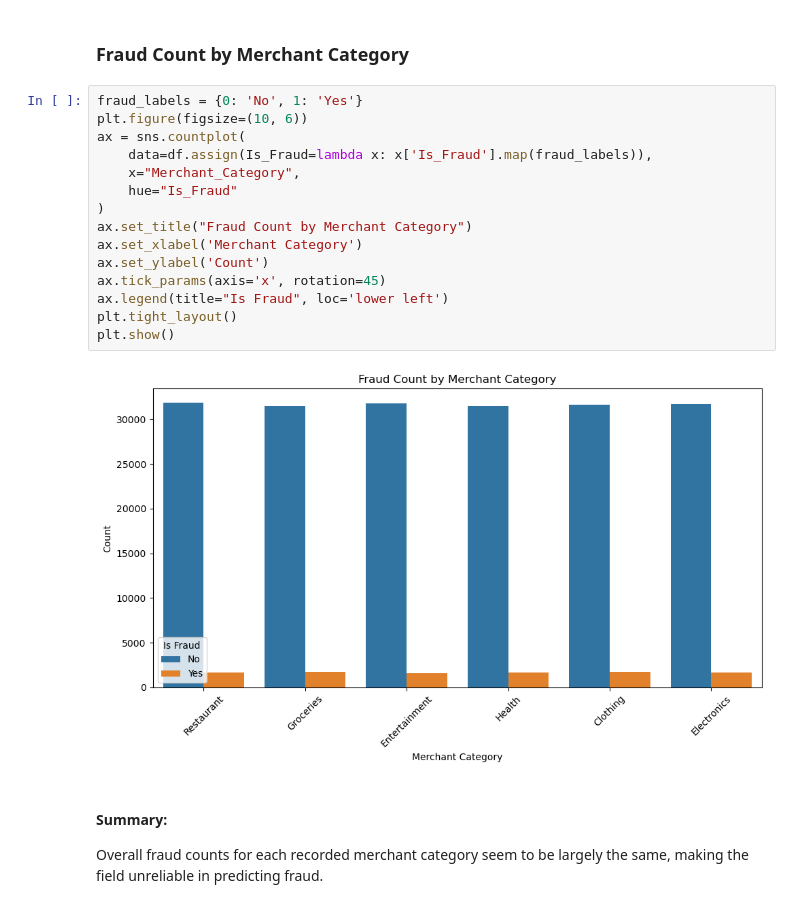
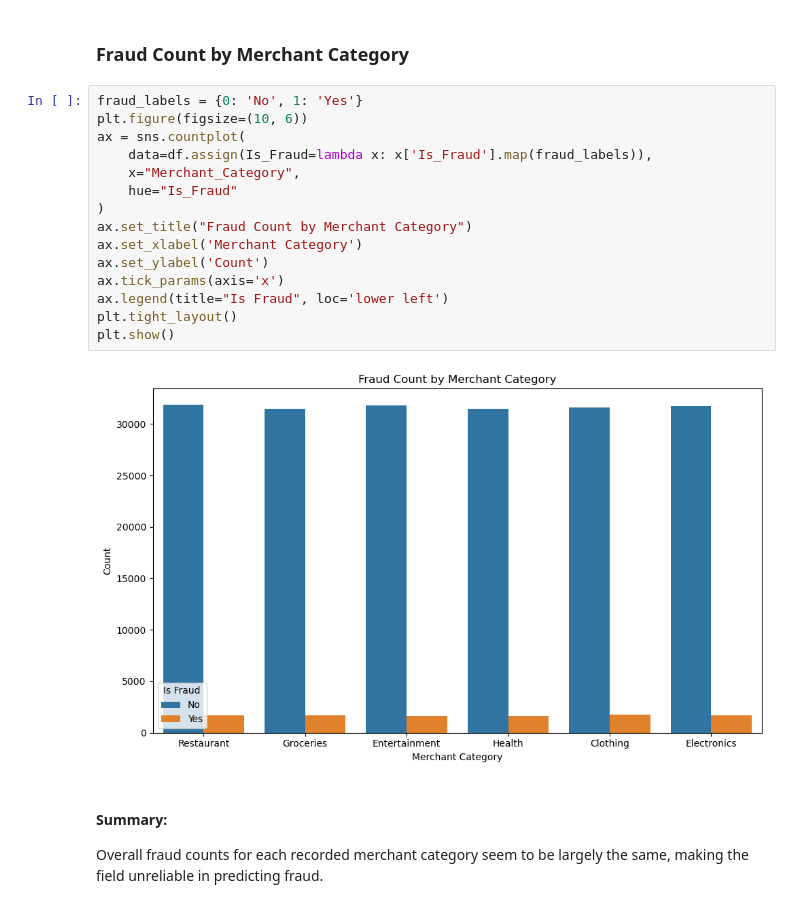
Before and after one commit to owenmilke/CS3870-Final-Project, a Jupyter notebook: BankFraud.ipynb, the cells around one changed output. Drawn from its saved outputs; the diff is of its cells as text.

```diff
--- a/BankFraud.ipynb
+++ b/BankFraud.ipynb
@@ -210,20 +231,20 @@ The most likely transaction type to be fraudulent is a balance transfer, however
 # %%
 fraud_labels = {0: 'No', 1: 'Yes'}
 plt.figure(figsize=(10, 6))
 ax = sns.countplot(
     data=df.assign(Is_Fraud=lambda x: x['Is_Fraud'].map(fraud_labels)),
     x="Merchant_Category",
     hue="Is_Fraud"
 )
 ax.set_title("Fraud Count by Merchant Category")
 ax.set_xlabel('Merchant Category')
 ax.set_ylabel('Count')
-ax.tick_params(axis='x', rotation=45)
+ax.tick_params(axis='x')
 ax.legend(title="Is Fraud", loc='lower left')
 plt.tight_layout()
 plt.show()
 # %% [output]
-[figure, old version]
+[figure, new version]
 # %% [markdown]
 #### Summary:
 Overall fraud counts for each recorded merchant category seem to be largely the same, making the field unreliable in predicting fraud.
```
Also changed, not shown: parts of 4 cells of this notebook.
